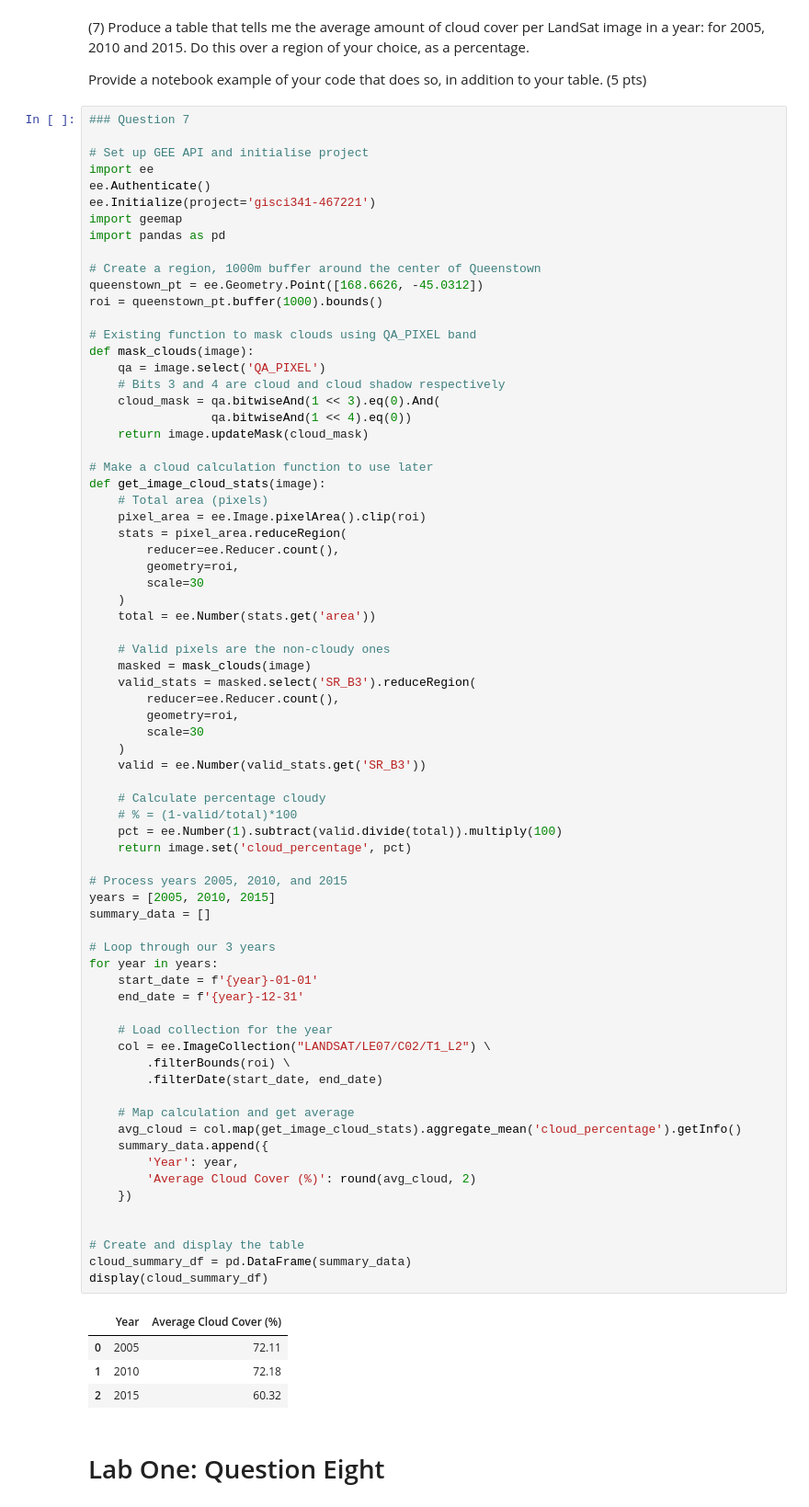
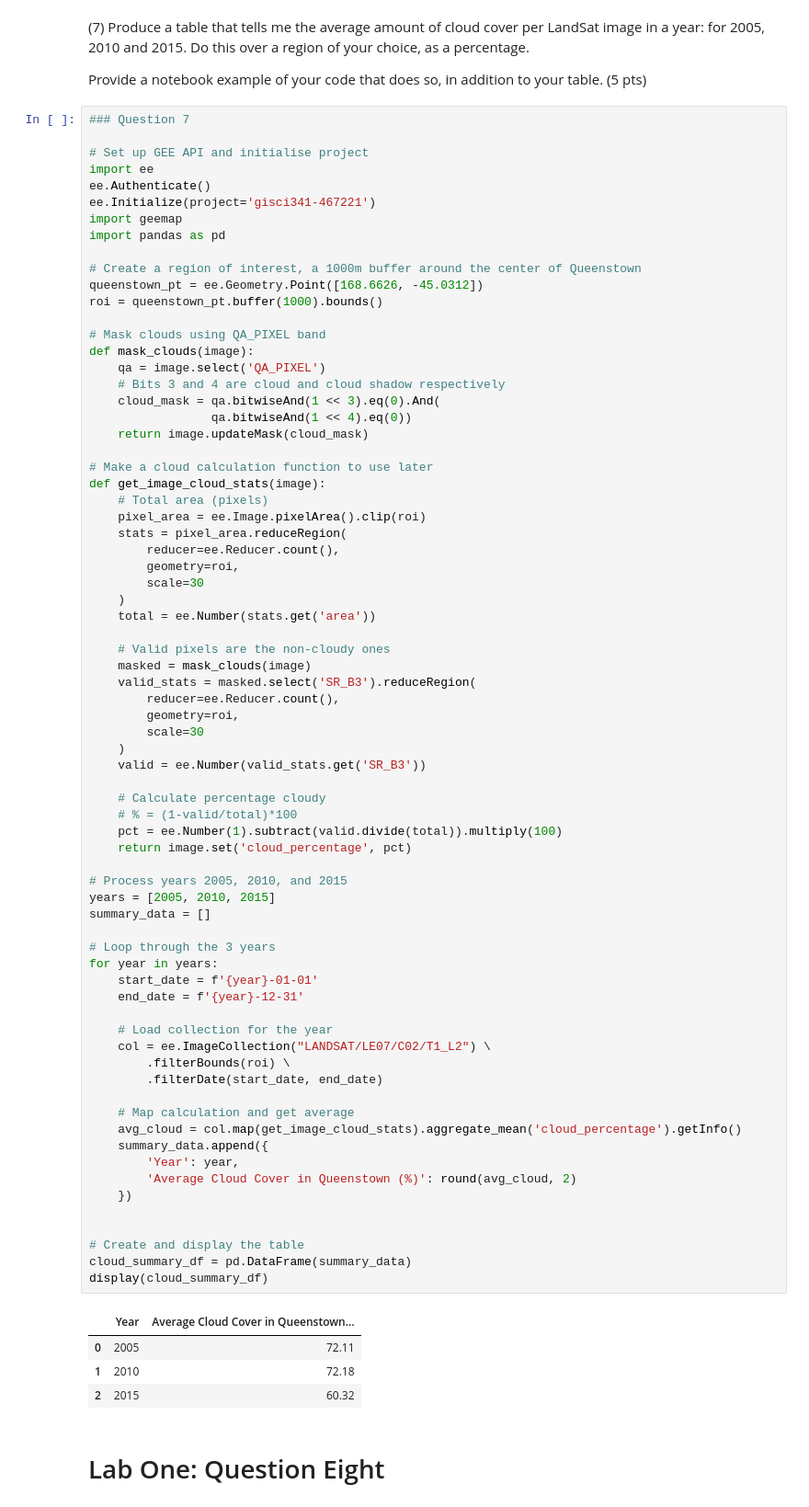
Before and after one commit to acla252/GEOG-761, a Jupyter notebook: 761_Lab1.ipynb, the cells around one changed output. Shown at 92% size. Drawn from its saved outputs; the diff is of its cells as text.

```diff
--- a/761_Lab1.ipynb
+++ b/761_Lab1.ipynb
@@ -117,11 +117,11 @@ ee.Initialize(project='gisci341-467221')
 import geemap
 import pandas as pd
 
-# Create a region, 1000m buffer around the center of Queenstown
+# Create a region of interest, a 1000m buffer around the center of Queenstown
 queenstown_pt = ee.Geometry.Point([168.6626, -45.0312])
 roi = queenstown_pt.buffer(1000).bounds()
 
-# Existing function to mask clouds using QA_PIXEL band
+# Mask clouds using QA_PIXEL band
 def mask_clouds(image):
     qa = image.select('QA_PIXEL')
     # Bits 3 and 4 are cloud and cloud shadow respectively
@@ -151,36 +151,36 @@ def get_image_cloud_stats(image):
 
     # Calculate percentage cloudy
     # % = (1-valid/total)*100
     pct = ee.Number(1).subtract(valid.divide(total)).multiply(100)
     return image.set('cloud_percentage', pct)
 
 # Process years 2005, 2010, and 2015
 years = [2005, 2010, 2015]
 summary_data = []
 
-# Loop through our 3 years
+# Loop through the 3 years
 for year in years:
     start_date = f'{year}-01-01'
     end_date = f'{year}-12-31'
 
     # Load collection for the year
     col = ee.ImageCollection("LANDSAT/LE07/C02/T1_L2") \
         .filterBounds(roi) \
         .filterDate(start_date, end_date)
 
     # Map calculation and get average
     avg_cloud = col.map(get_image_cloud_stats).aggregate_mean('cloud_percentage').getInfo()
     summary_data.append({
         'Year': year,
-        'Average Cloud Cover (%)': round(avg_cloud, 2)
+        'Average Cloud Cover in Queenstown (%)': round(avg_cloud, 2)
     })
 
 
 # Create and display the table
 cloud_summary_df = pd.DataFrame(summary_data)
 display(cloud_summary_df)
 # %% [output]
-|  | Year | Average Cloud Cover (%) |
+|  | Year | Average Cloud Cover in Queenstown... |
 | 0 | 2005 | 72.11 |
 | 1 | 2010 | 72.18 |
 | 2 | 2015 | 60.32 |
```
Also changed, not shown: parts of 1 cell of this notebook.
